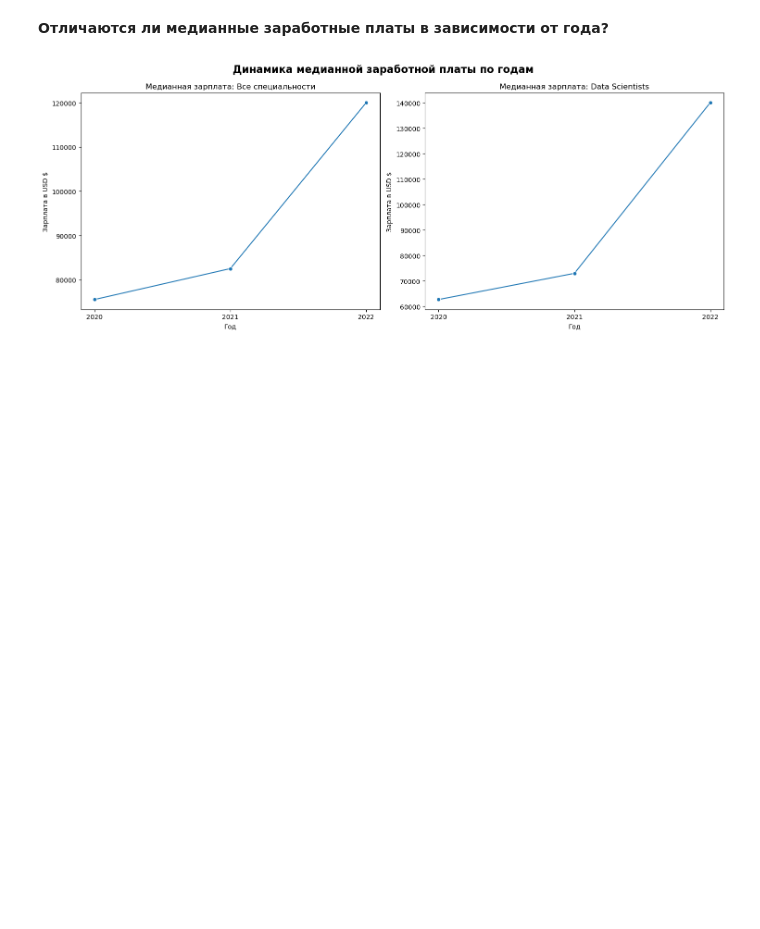
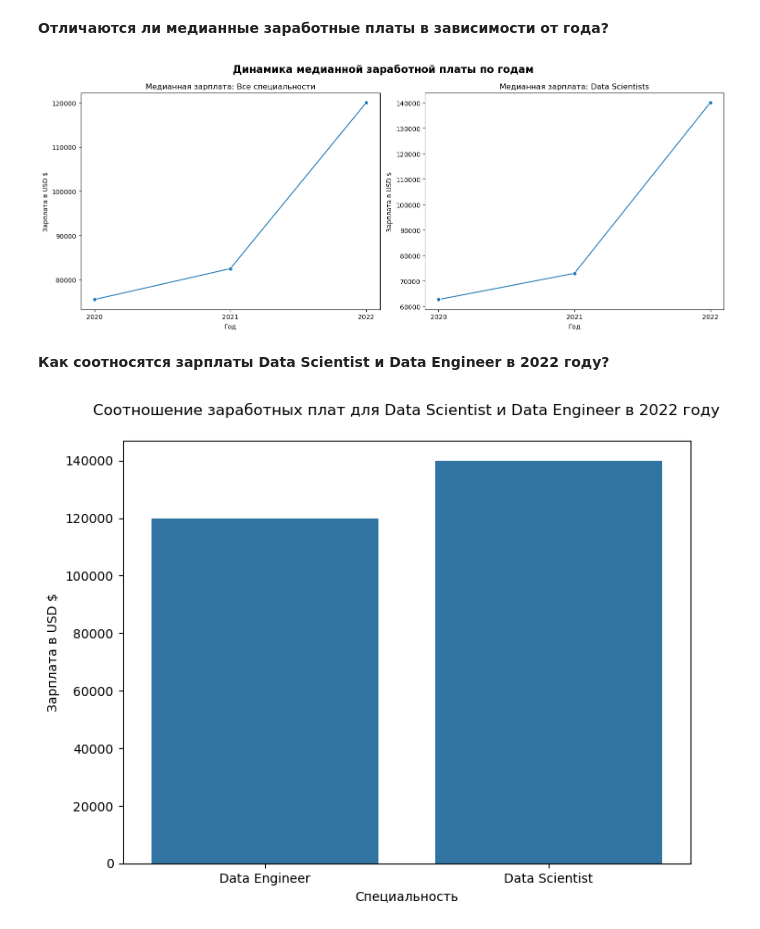
Before and after one commit to AlexKosuhin/SF_data_science, a Jupyter notebook: EDA_статистические тесты.ipynb, the cells around one changed output. Drawn from its saved outputs; the diff is of its cells as text; code cells hidden in the pictures; blank space fills up the shorter version.

```diff
--- a/EDA_статистические тесты.ipynb
+++ b/EDA_статистические тесты.ipynb
@@ -225,31 +234,32 @@ sns.histplot(df['salary_in_usd'], kde=True);
 # %%
-# Меняем категории в столбцах на более читаемые
-df['experience_level'] = df['experience_level'].cat.rename_categories({
+# Адаптируем содержание таблицы
+df['experience_level'] = df['experience_level'].replace({
     'EN': 'Entry-level',
     'MI': 'Mid-level',
     'SE': 'Senior-level',
     'EX': 'Executive'
 })
 
-df['employment_type'] = df['employment_type'].cat.rename_categories({
+df['employment_type'] = df['employment_type'].replace({
     'PT': 'Part-time',
     'FT': 'Full-time',
     'CT': 'Contract',
     'FL': 'Freelance'
 })
 
-df['company_size'] = df['company_size'].cat.rename_categories({
+df['company_size'] = df['company_size'].replace({
     'S': 'Small',
     'M': 'Medium',
     'L': 'Large'
 })
 
-df['remote_ratio'] = df['remote_ratio'].cat.rename_categories({
+df['remote_ratio'] = df['remote_ratio'].replace({
     0: 'On-site',
     50: 'Hybrid',
     100: 'Remote'
 })
-# Словарь для расшифровки кодов стран
+
+# Расшифровываем страны
 country_codes = {
     'US': 'United States',
     'GB': 'United Kingdom',
@@ -266,9 +276,8 @@ country_codes = {
     'other': 'Other Countries'
 }
 
-# Применяем расшифровку к обеим колонкам
-df['employee_residence'] = df['employee_residence'].cat.rename_categories(country_codes)
-df['company_location'] = df['company_location'].cat.rename_categories(country_codes)
+df['employee_residence'] = df['employee_residence'].replace(country_codes)
+df['company_location'] = df['company_location'].replace(country_codes)
 # %% [markdown]
 **Первый анализ данных позволяет сделать ряд выводов:**
 1) Пропусков в данных нет
@@ -391,3 +400,19 @@ plt.tight_layout()
 plt.show()
 # %% [output]
 [figure]
+# %% [markdown]
+**Как соотносятся зарплаты Data Scientist и Data Engineer в 2022 году?**
+# %%
+data_science_engineer = df[
+    (df['job_title'].isin(['Data Scientist', 'Data Engineer'])) &
+    (df['work_year'] == 2022)
+]
+
+data_science_engineer_group = data_science_engineer.groupby('job_title', observed=True)['salary_in_usd'].median()
+plt.figure(figsize=(8, 6))
+sns.barplot(x=data_science_engineer_group.index, y=data_science_engineer_group.values)
+plt.title('Соотношение заработных плат для Data Scientist и Data Engineer в 2022 году', pad=20)
+plt.xlabel('Специальность')
+plt.ylabel('Зарплата в USD $');
+# %% [output]
+[figure, added]
```
Also changed, not shown: parts of 18 cells of this notebook.
